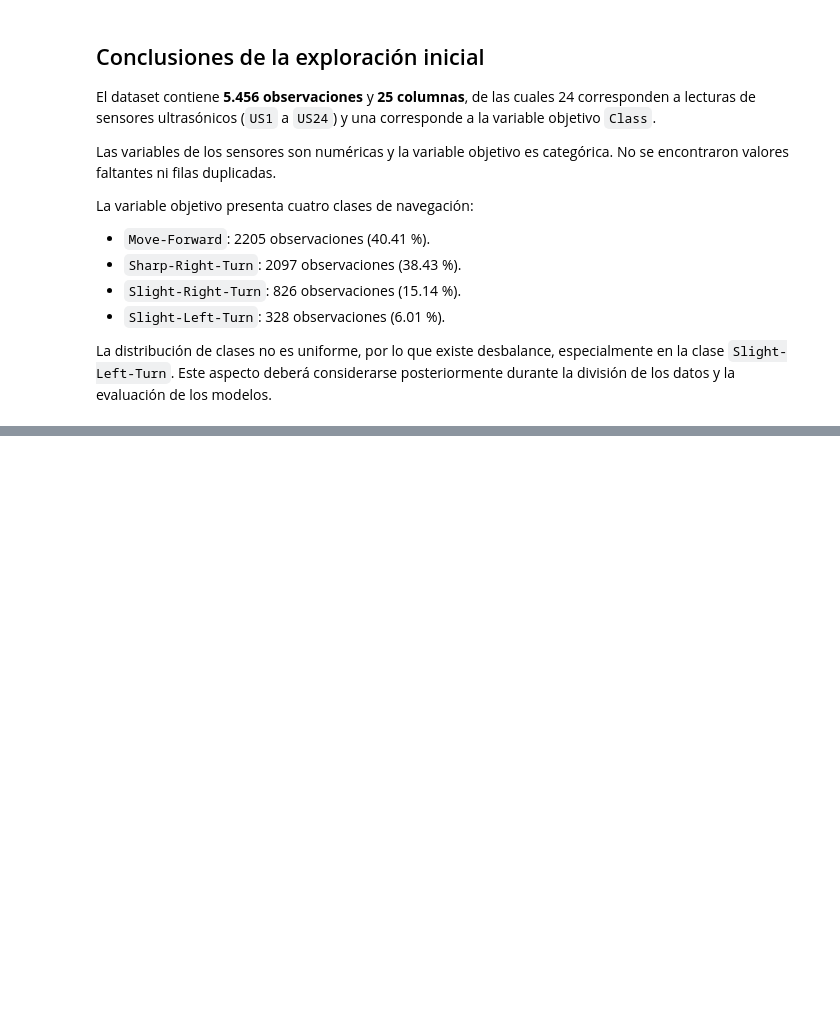
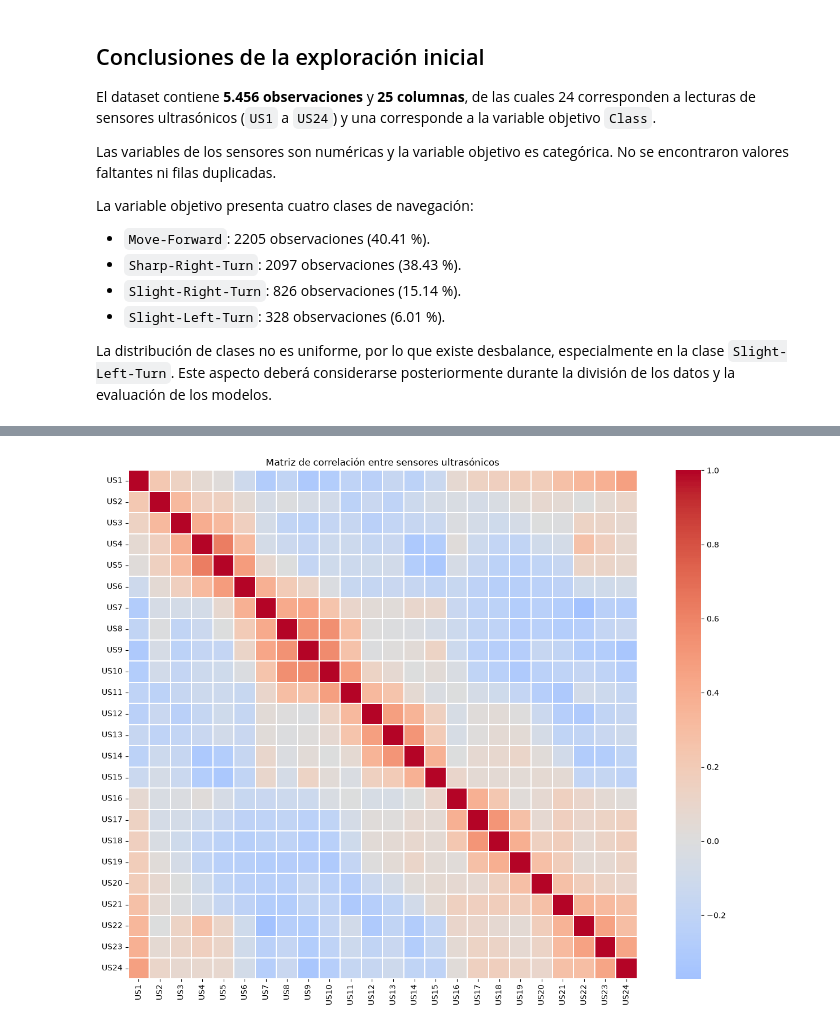
Before and after one commit to cristian-zurita/ml-practica1-zurita, a Jupyter notebook: notebooks/01_eda.ipynb, the cells around one changed output, grey strips where cells are left out. Cells and saved outputs as stored; diff of their text form; code cells hidden in the pictures; blank space fills up the shorter version.

```diff
--- a/notebooks/01_eda.ipynb
+++ b/notebooks/01_eda.ipynb
@@ -220,0 +317,20 @@ posteriormente durante la división de los datos y la evaluación de los modelos
+# %%
+sensor_data = df[sensor_columns]
+
+correlation_matrix = sensor_data.corr()
+
+plt.figure(figsize=(14, 10))
+
+sns.heatmap(
+    correlation_matrix,
+    cmap="coolwarm",
+    center=0,
+    square=True,
+    linewidths=0.3
+)
+
+plt.title("Matriz de correlación entre sensores ultrasónicos")
+plt.tight_layout()
+plt.show()
+# %% [output]
+[figure, added]
```
Also changed, not shown: parts of 18 cells of this notebook, 2 other files.
